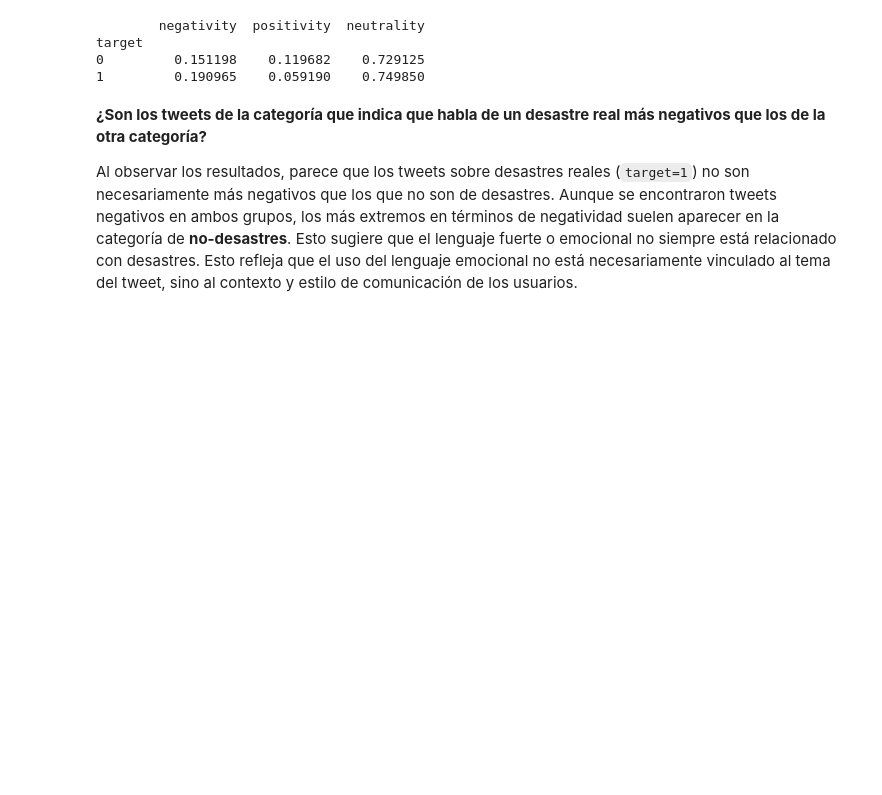
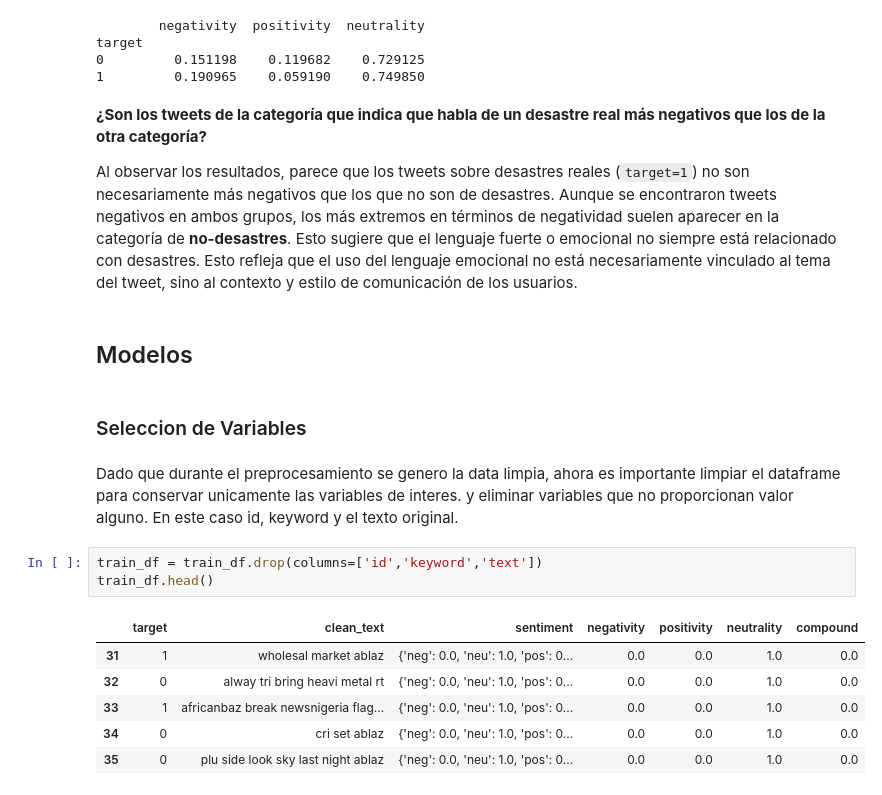
Before and after one commit to LeivaDiego/Lab6-DataScience, a Jupyter notebook: Lab6-ejercicio1.ipynb, the cells around one changed output. Cells and saved outputs as stored; diff of their text form; blank space fills up the shorter version.

```diff
--- a/Lab6-ejercicio1.ipynb
+++ b/Lab6-ejercicio1.ipynb
@@ -689,3 +689,19 @@ target
 **¿Son los tweets de la categoría que indica que habla de un desastre real más negativos que los de la otra categoría?**
 
 Al observar los resultados, parece que los tweets sobre desastres reales (`target=1`) no son necesariamente más negativos que los que no son de desastres. Aunque se encontraron tweets negativos en ambos grupos, los más extremos en términos de negatividad suelen aparecer en la categoría de **no-desastres**. Esto sugiere que el lenguaje fuerte o emocional no siempre está relacionado con desastres. Esto refleja que el uso del lenguaje emocional no está necesariamente vinculado al tema del tweet, sino al contexto y estilo de comunicación de los usuarios.
+# %% [markdown]
+## Modelos
+# %% [markdown]
+### Seleccion de Variables
+# %% [markdown]
+Dado que durante el preprocesamiento se genero la data limpia, ahora es importante limpiar el dataframe para conservar unicamente las variables de interes. y eliminar variables que no proporcionan valor alguno. En este caso id, keyword y el texto original.
+# %%
+train_df = train_df.drop(columns=['id','keyword','text'])
+train_df.head()
+# %% [output]
+|  | target | clean_text | sentiment | negativity | positivity | neutrality | compound |
+| 31 | 1 | wholesal market ablaz | {'neg': 0.0, 'neu': 1.0, 'pos': 0... | 0.0 | 0.0 | 1.0 | 0.0 |
+| 32 | 0 | alway tri bring heavi metal rt | {'neg': 0.0, 'neu': 1.0, 'pos': 0... | 0.0 | 0.0 | 1.0 | 0.0 |
+| 33 | 1 | africanbaz break newsnigeria flag... | {'neg': 0.0, 'neu': 1.0, 'pos': 0... | 0.0 | 0.0 | 1.0 | 0.0 |
+| 34 | 0 | cri set ablaz | {'neg': 0.0, 'neu': 1.0, 'pos': 0... | 0.0 | 0.0 | 1.0 | 0.0 |
+| 35 | 0 | plu side look sky last night ablaz | {'neg': 0.0, 'neu': 1.0, 'pos': 0... | 0.0 | 0.0 | 1.0 | 0.0 |
```
Also changed, not shown: parts of 13 cells of this notebook.
